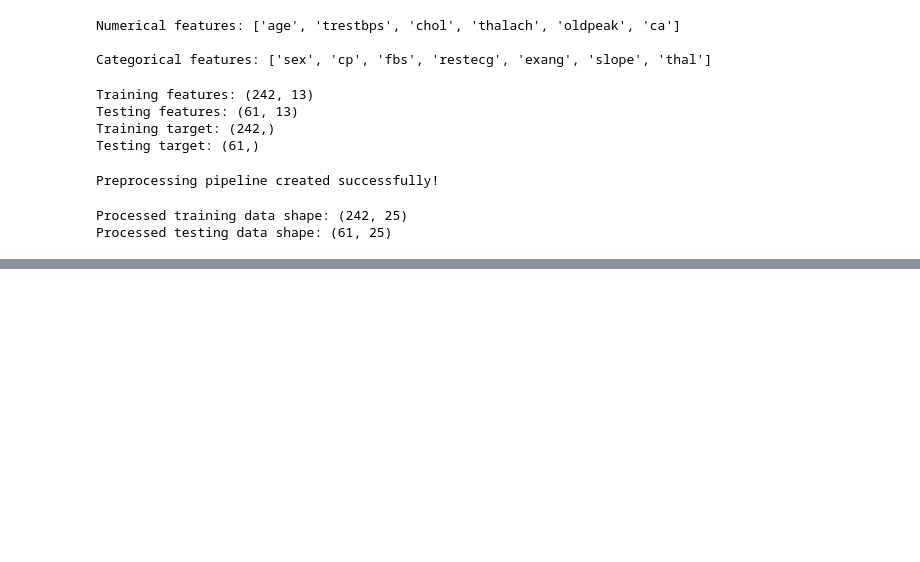
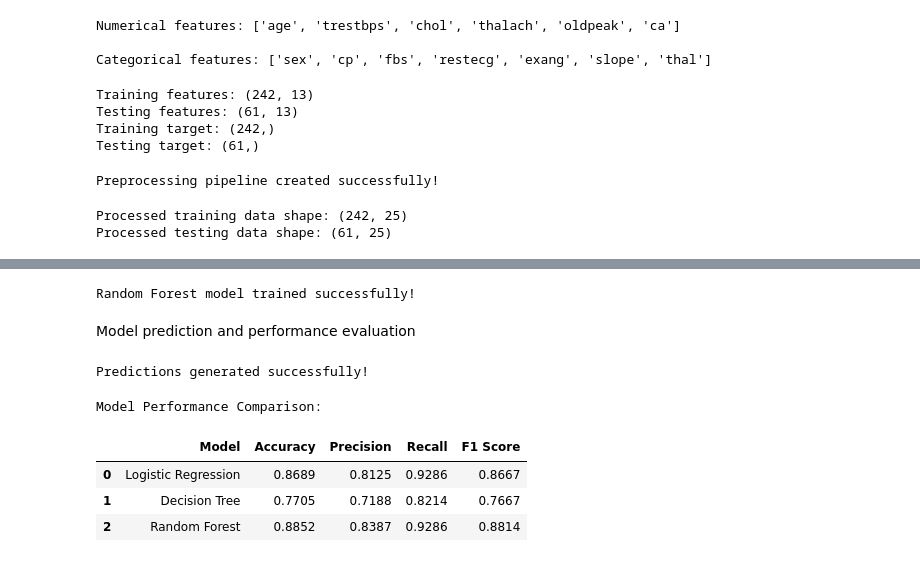
Before and after one commit to Soumedha-28/Heart-Disease-Prediction, a Jupyter notebook: Heart_disease_prediction.ipynb, the cells around one changed output, grey strips where cells are left out. Cells and saved outputs as stored; diff of their text form; code cells hidden in the pictures; blank space fills up the shorter version.

```diff
--- a/Heart_disease_prediction.ipynb
+++ b/Heart_disease_prediction.ipynb
@@ -517,0 +555,67 @@ Processed testing data shape: (61, 25)
+# %%
+# Create Random Forest model
+
+rf_model = RandomForestClassifier(
+    n_estimators=100,
+    random_state=42
+)
+
+# Train the model
+rf_model.fit(X_train_processed, y_train)
+
+print("Random Forest model trained successfully!")
+# %% [output]
+Random Forest model trained successfully!
+# %% [markdown]
+Model prediction and performance evaluation
+# %%
+from sklearn.metrics import (
+    accuracy_score,
+    precision_score,
+    recall_score,
+    f1_score,
+    classification_report,
+    confusion_matrix
+)
+
+# Make predictions using all three models
+
+log_predictions = log_model.predict(X_test_processed)
+dt_predictions = dt_model.predict(X_test_processed)
+rf_predictions = rf_model.predict(X_test_processed)
+
+print("Predictions generated successfully!")
+# %% [output]
+Predictions generated successfully!
+# %%
+# Function to calculate evaluation metrics
+
+def evaluate_model(y_true, y_pred, model_name):
+    return {
+        "Model": model_name,
+        "Accuracy": accuracy_score(y_true, y_pred),
+        "Precision": precision_score(y_true, y_pred, zero_division=0),
+        "Recall": recall_score(y_true, y_pred, zero_division=0),
+        "F1 Score": f1_score(y_true, y_pred, zero_division=0)
+    }
+
+# Evaluate all models
+
+results = []
+
+results.append(evaluate_model(y_test, log_predictions, "Logistic Regression"))
+results.append(evaluate_model(y_test, dt_predictions, "Decision Tree"))
+results.append(evaluate_model(y_test, rf_predictions, "Random Forest"))
+
+# Display results
+
+results_df = pd.DataFrame(results)
+
+print("Model Performance Comparison:")
+display(results_df.round(4))
+# %% [output]
+Model Performance Comparison:
+|  | Model | Accuracy | Precision | Recall | F1 Score |
+| 0 | Logistic Regression | 0.8689 | 0.8125 | 0.9286 | 0.8667 |
+| 1 | Decision Tree | 0.7705 | 0.7188 | 0.8214 | 0.7667 |
+| 2 | Random Forest | 0.8852 | 0.8387 | 0.9286 | 0.8814 |
```
Also changed, not shown: parts of 12 cells of this notebook.
